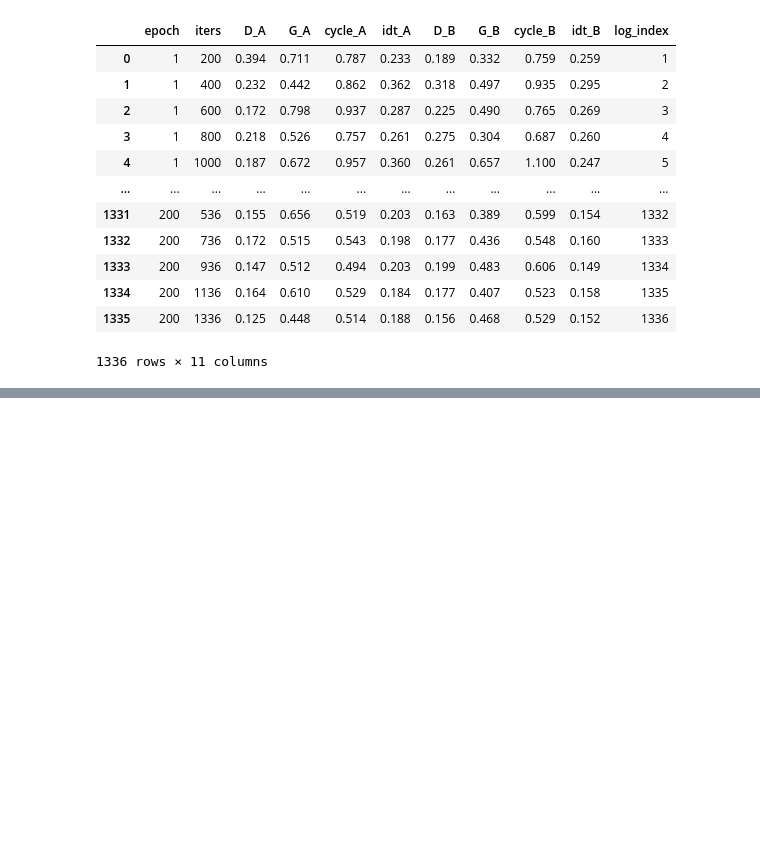
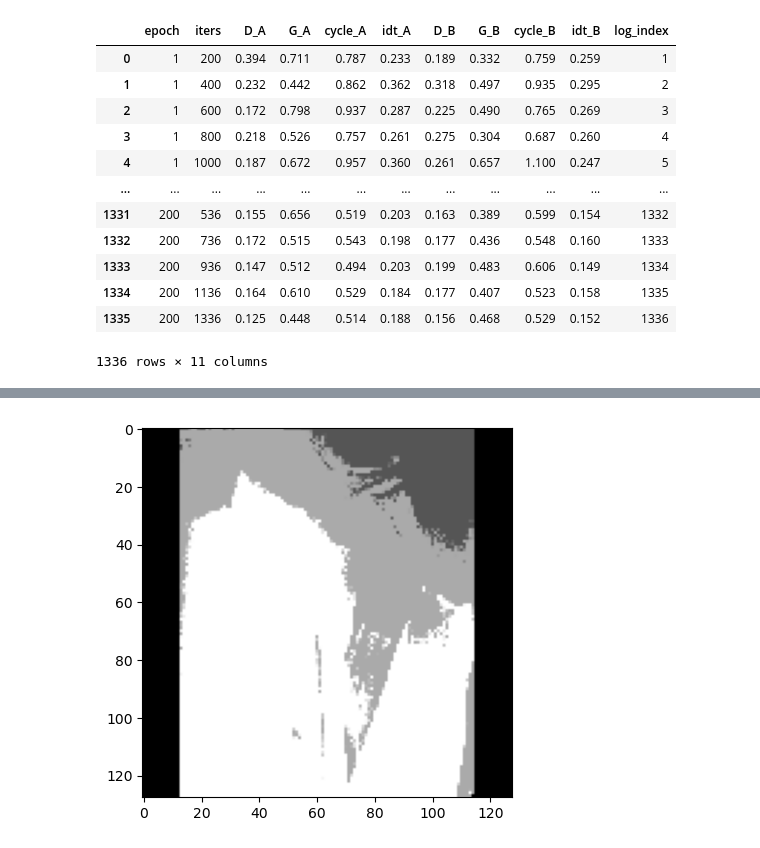
Before and after one commit to jakli758/thesis_code, a Jupyter notebook: train_plots.ipynb, the cells around one changed output, grey strips where cells are left out. Cells and saved outputs as stored; diff of their text form; code cells hidden in the pictures; blank space fills up the shorter version.

```diff
--- a/train_plots.ipynb
+++ b/train_plots.ipynb
@@ -22,0 +37,4 @@ plot_cyclegan_losses("pytorch-CycleGAN-and-pix2pix/run_output_zebra.txt")
+# %%
+plot_img("/local/data2/jakli758/data_raw/gan/128/trainB/patient_476_CONTROL_class_1_modality_CR_scanoccasion_0_imagenumber_3.png")
+# %% [output]
+[figure, added]
```
Also changed, not shown: parts of 4 cells of this notebook, 1 other file.
